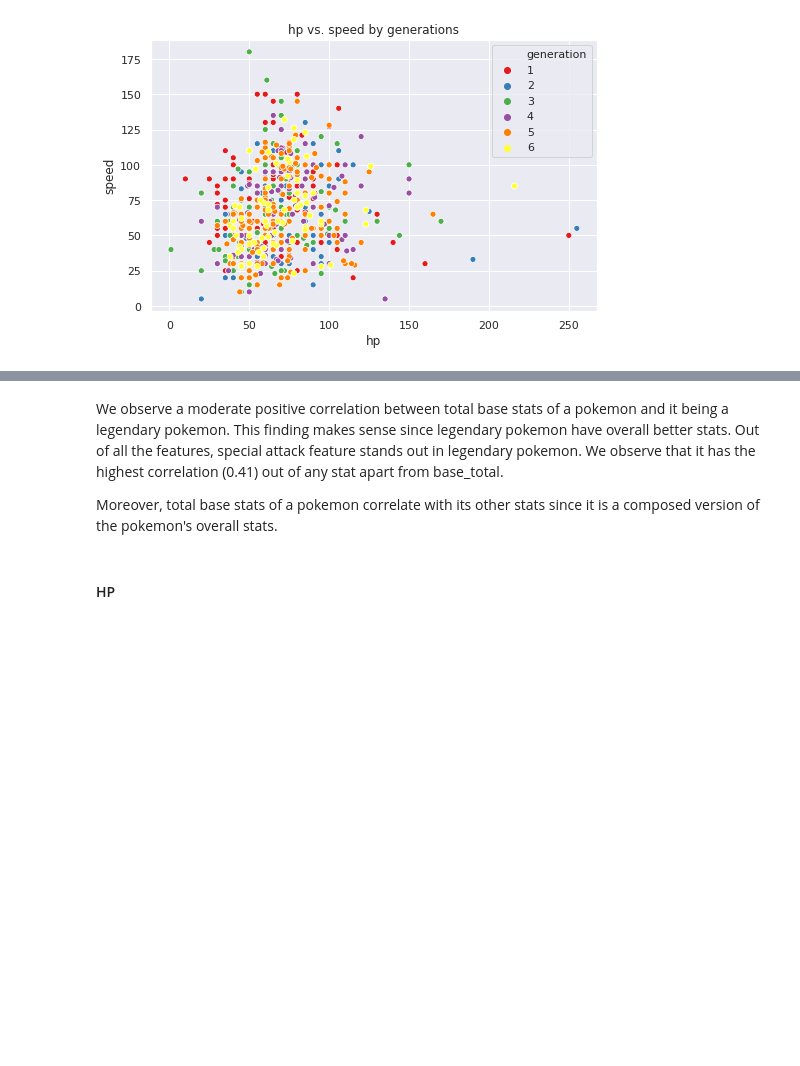
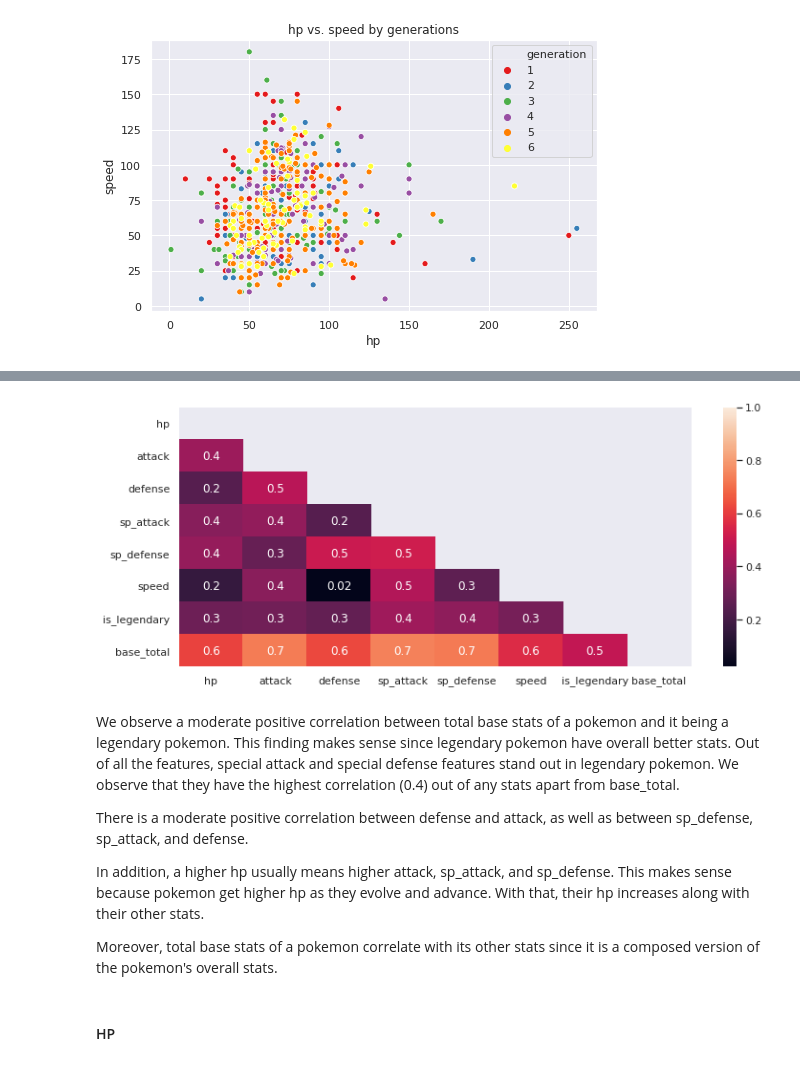
Before and after one commit to com-480-data-visualization/com-480-project-analaktycs, a Jupyter notebook: Milestone1_group2.ipynb, the cells around one changed output, grey strips where cells are left out. Drawn from its saved outputs; the diff is of its cells as text; code cells hidden in the pictures; blank space fills up the shorter version.

```diff
--- a/Milestone1_group2.ipynb
+++ b/Milestone1_group2.ipynb
@@ -606,8 +606,19 @@ df2.corr()
 | is_legendary | 0.146799 | 0.295936 | 0.307070 | 0.271287 | 0.410710 | 0.373593 | 0.317104 | 1.000000 | 0.492076 | ... |
 | base_total | 0.131916 | 0.617114 | 0.731881 | 0.626390 | 0.742750 | 0.727730 | 0.562796 | 0.492076 | 1.000000 | ... |
 | generation | 0.983329 | 0.080809 | 0.078821 | 0.034129 | 0.060629 | 0.021245 | -0.006134 | 0.076030 | 0.067619 | ... |
+# %%
+df_heat = df2.drop(columns=['pokedex_number', 'generation'])
+matrix = np.triu(df_heat.corr())
+plt.figure(figsize = (12,5))
+ax = sns.heatmap(df_heat.corr(), mask=matrix, annot=True, fmt='.1g');
+# %% [output]
+[figure, added]
 # %% [markdown]
-We observe a moderate positive correlation between total base stats of a pokemon and it being a legendary pokemon. This finding makes sense since legendary pokemon have overall better stats. Out of all the features, special attack feature stands out in legendary pokemon. We observe that it has the highest correlation (0.41) out of any stat apart from base_total.
+We observe a moderate positive correlation between total base stats of a pokemon and it being a legendary pokemon. This finding makes sense since legendary pokemon have overall better stats. Out of all the features, special attack and special defense features stand out in legendary pokemon. We observe that they have the highest correlation (0.4) out of any stats apart from base_total.
+
+There is a moderate positive correlation between defense and attack, as well as between sp_defense, sp_attack, and defense.
+
+In addition, a higher hp usually means higher attack, sp_attack, and sp_defense. This makes sense because pokemon get higher hp as they evolve and advance. With that, their hp increases along with their other stats.
 
 Moreover, total base stats of a pokemon correlate with its other stats since it is a composed version of the pokemon's overall stats.
 # %% [markdown]
```
Also changed, not shown: parts of 27 cells of this notebook.
